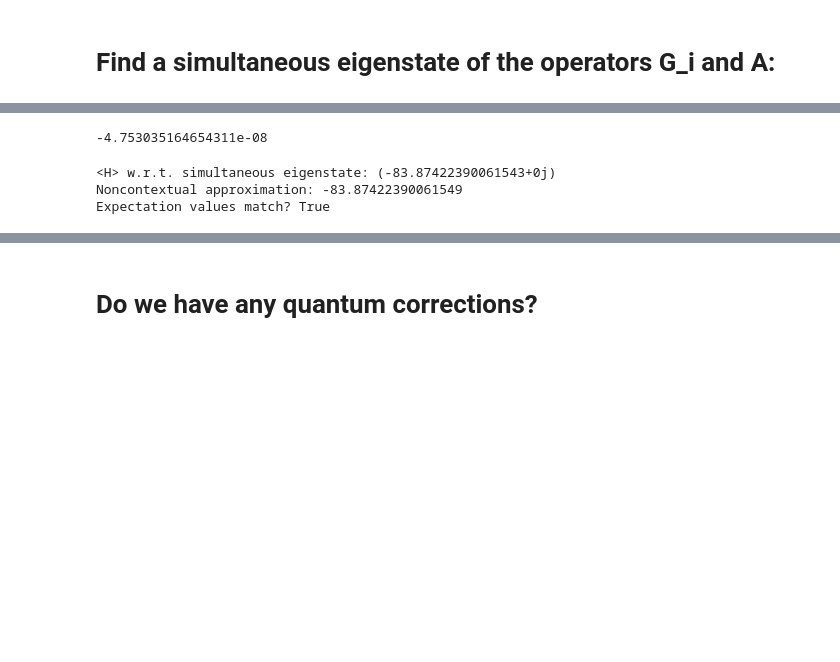
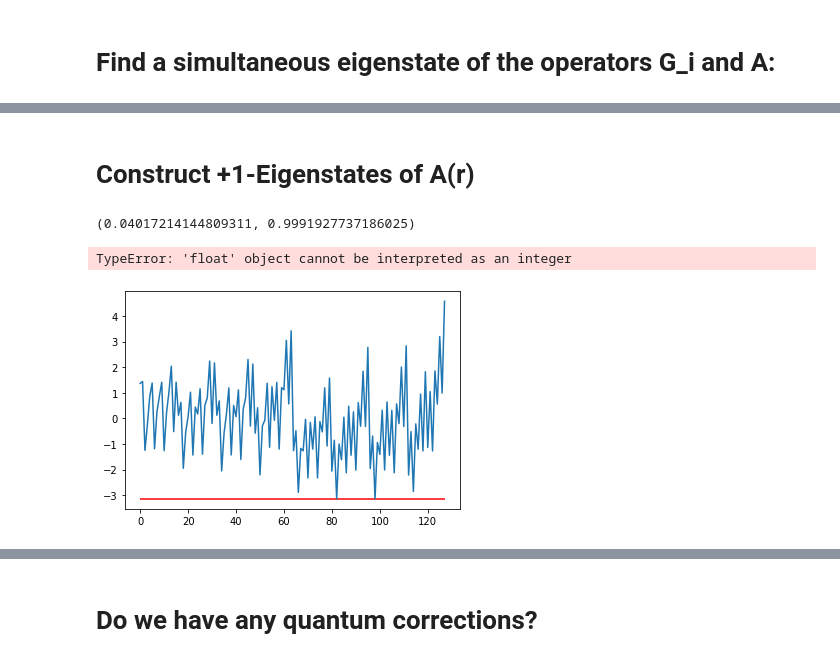
Before and after one commit to wmkirby1/CS-VQE, a Jupyter notebook: Epistemic State Sampling 2.ipynb, the cells around one changed output, grey strips where cells are left out. Drawn from its saved outputs; the diff is of its cells as text; code cells hidden in the pictures; blank space fills up the shorter version.

Commit message:
Constructing general +1-eigenstates of A(r) - testing on full Hamiltonian

```diff
--- a/Epistemic State Sampling 2.ipynb
+++ b/Epistemic State Sampling 2.ipynb
@@ -328,7 +330,9 @@ print(basis_ops)
+# %% [markdown]
+# Construct +1-Eigenstates of A(r)
 # %%
 r1 = ep_state[1][0]
 r2 = ep_state[1][1]
-t = np.arctan((r2 + 1) / r1)
-t
+#t = np.arctan((r2 + 1) / r1)
+r1, r2
 # %% [output]
--4.753035164654311e-08
+(0.04017214144809311, 0.9991927737186025)
@@ -346,20 +379,43 @@ psi[bin_to_int('0111111111')] = np.cos(t)
 # %%
 from openfermion.linalg import LinearQubitOperator
 
-psi = np.array(psi)
 ham_q = q_conv.dict_to_QubitOperator(ham, num_qubits)
 ham_noncon_q = q_conv.dict_to_QubitOperator(ham_noncon, num_qubits)
 ham_context_q = q_conv.dict_to_QubitOperator(ham_context, num_qubits)
 
 #take expectation value algebraically
-H = LinearQubitOperator(ham_noncon_q, num_qubits)
-H_psi = H.matvec(psi)
-expect = psi.dot(H_psi)
+for t in np.linspace(0, 3, 0.1):
+    H = LinearQubitOperator(ham_context_q, num_qubits)
+    psi = add_eigenstate(r1=r1, r2=r2, index=82, theta=t, n=0, num_qubits=num_qubits)
+    psi_conj = np.conjugate(psi)
 
-print('<H> w.r.t. simultaneous eigenstate:', expect)
-print('Noncontextual approximation:', gs_noncon_energy)
-print('Expectation values match?', abs(expect - gs_noncon_energy) < 10**-12) #sanity check - expectation values match?
+    H_psi = H.matvec(psi)
+    expect = psi_conj.dot(H_psi)
+
+    print('<H> w.r.t. simultaneous eigenstate:', expect)
+    print('Noncontextual approximation:', gs_noncon_energy)
+    print('Expectation values match?', abs(expect - gs_noncon_energy) < 10**-12) #sanity check - expectation values match?
 # %% [output]
-<H> w.r.t. simultaneous eigenstate: (-83.87422390061543+0j)
-Noncontextual approximation: -83.87422390061549
-Expectation values match? True
+TypeError: 'float' object cannot be interpreted as an integer
+# %%
+from matplotlib import pyplot as plt
+
+X=[]
+Y=[]
+
+H = LinearQubitOperator(ham_q, num_qubits)
+
+for i in range(2**(num_qubits-1)):
+    X.append(i)
+    psi = add_eigenstate(r1=r1, r2=r2, index=i, theta=0, n=0, num_qubits=num_qubits)
+    psi_conj = np.conjugate(psi)
+
+    H_psi = H.matvec(psi)
+    expect = psi_conj.dot(H_psi)
+    Y.append(expect)
+
+plt.plot(X, Y)
+plt.hlines(gs_noncon_energy, 0, 127, color='r')
+plt.show()
+# %% [output]
+[figure, added]
```
Also changed, not shown: parts of 19 cells of this notebook, 1 other file.
